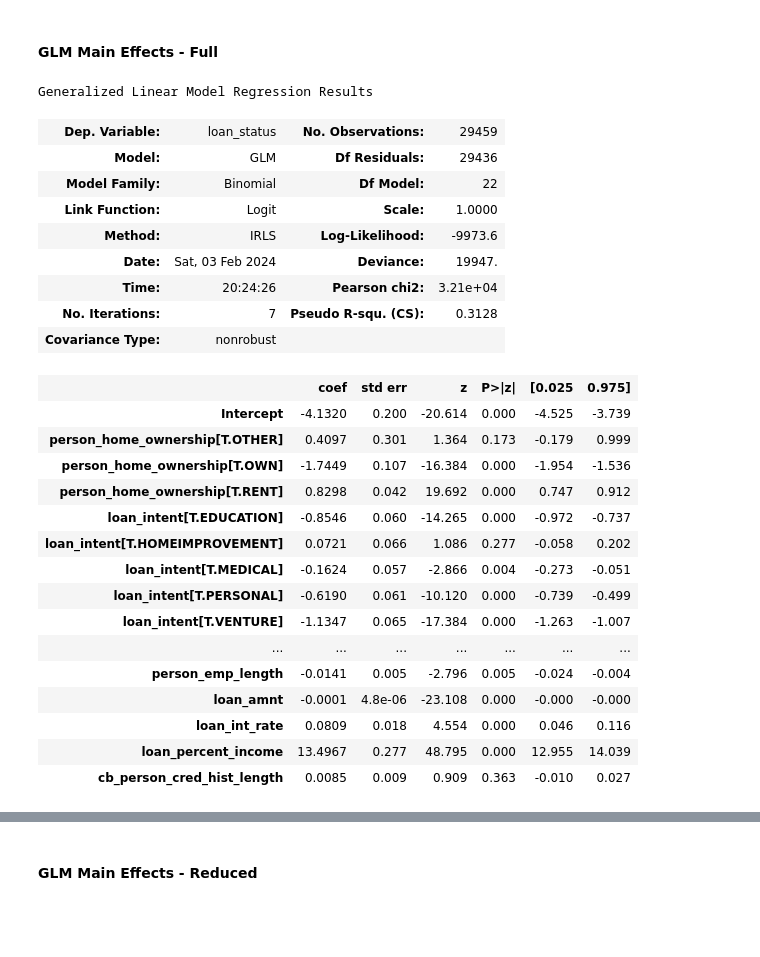
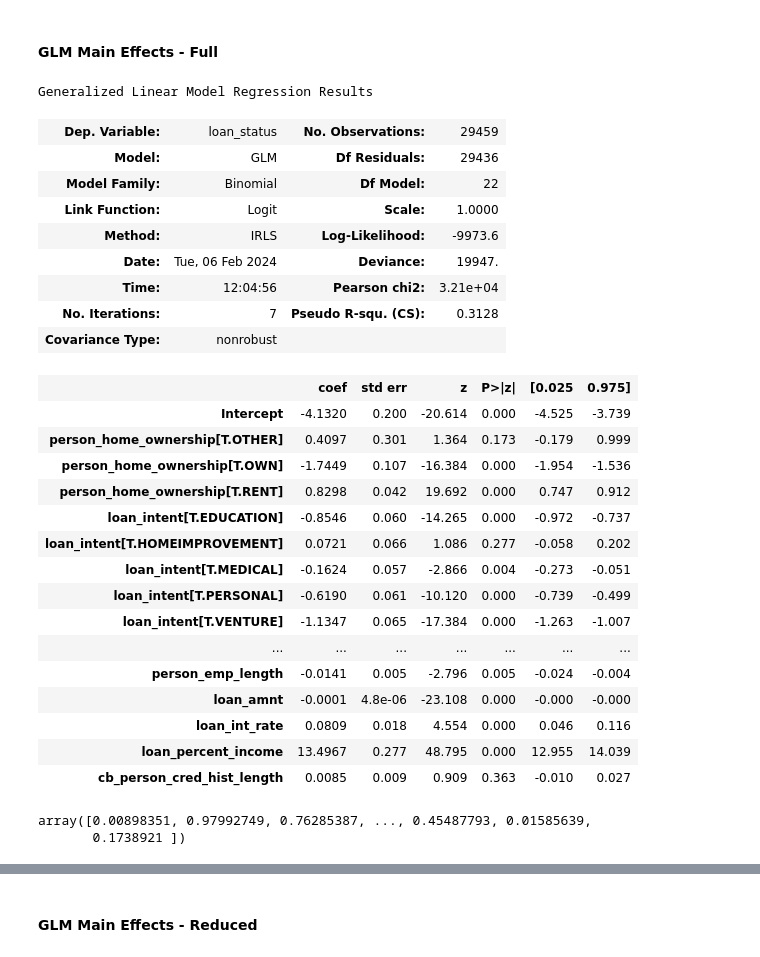
Before and after one commit to robertandrewstevens/GAM, a Jupyter notebook: GAM_loan.ipynb, the cells around one changed output, grey strips where cells are left out. Cells and saved outputs as stored; diff of their text form; code cells hidden in the pictures; blank space fills up the shorter version.

```diff
--- a/GAM_loan.ipynb
+++ b/GAM_loan.ipynb
@@ -31,5 +92,3 @@ import numpy as np
 import pandas as pd
 import seaborn as sns
 import statsmodels.api as sm
-# %%
-pd.options.display.max_rows = 500
@@ -227,22 +317,22 @@ plt.show()
 # %% [markdown]
 #### GLM Main Effects - Full
 # %%
-glm_log_main_full = glm(
-    formula = "loan_status ~ person_age + person_income + person_home_ownership + person_emp_length + loan_intent + loan_grade + loan_amnt + loan_int_rate + loan_percent_income + cb_person_default_on_file + cb_person_cred_hist_length",
-    data = loan,
-    family = sm.families.Binomial()
-).fit()
+formula = """
+    loan_status ~ person_age + person_income + person_home_ownership + person_emp_length + loan_intent + loan_grade + loan_amnt + loan_int_rate + loan_percent_income + cb_person_default_on_file +
+        cb_person_cred_hist_length
+"""
 
+glm_log_main_full = glm(formula = formula, data = loan, family = sm.families.Binomial()).fit()
 glm_log_main_full.summary()
 # %% [output]
 Generalized Linear Model Regression Results
 | Dep. Variable: | loan_status | No. Observations: | 29459 |
 | Model: | GLM | Df Residuals: | 29436 |
 | Model Family: | Binomial | Df Model: | 22 |
 | Link Function: | Logit | Scale: | 1.0000 |
 | Method: | IRLS | Log-Likelihood: | -9973.6 |
-| Date: | Sat, 03 Feb 2024 | Deviance: | 19947. |
-| Time: | 20:24:26 | Pearson chi2: | 3.21e+04 |
+| Date: | Tue, 06 Feb 2024 | Deviance: | 19947. |
+| Time: | 12:04:56 | Pearson chi2: | 3.21e+04 |
 | No. Iterations: | 7 | Pseudo R-squ. (CS): | 0.3128 |
 | Covariance Type: | nonrobust |  |  |
 |  | coef | std err | z | P>|z| | [0.025 | 0.975] |
@@ -261,3 +351,8 @@ Generalized Linear Model Regression Results
 | loan_int_rate | 0.0809 | 0.018 | 4.554 | 0.000 | 0.046 | 0.116 |
 | loan_percent_income | 13.4967 | 0.277 | 48.795 | 0.000 | 12.955 | 14.039 |
 | cb_person_cred_hist_length | 0.0085 | 0.009 | 0.909 | 0.363 | -0.010 | 0.027 |
+# %%
+glm_log_main_full.fittedvalues.values
+# %% [output]
+array([0.00898351, 0.97992749, 0.76285387, ..., 0.45487793, 0.01585639,
+       0.1738921 ])
```
Also changed, not shown: parts of 28 cells of this notebook, 3 other files.
